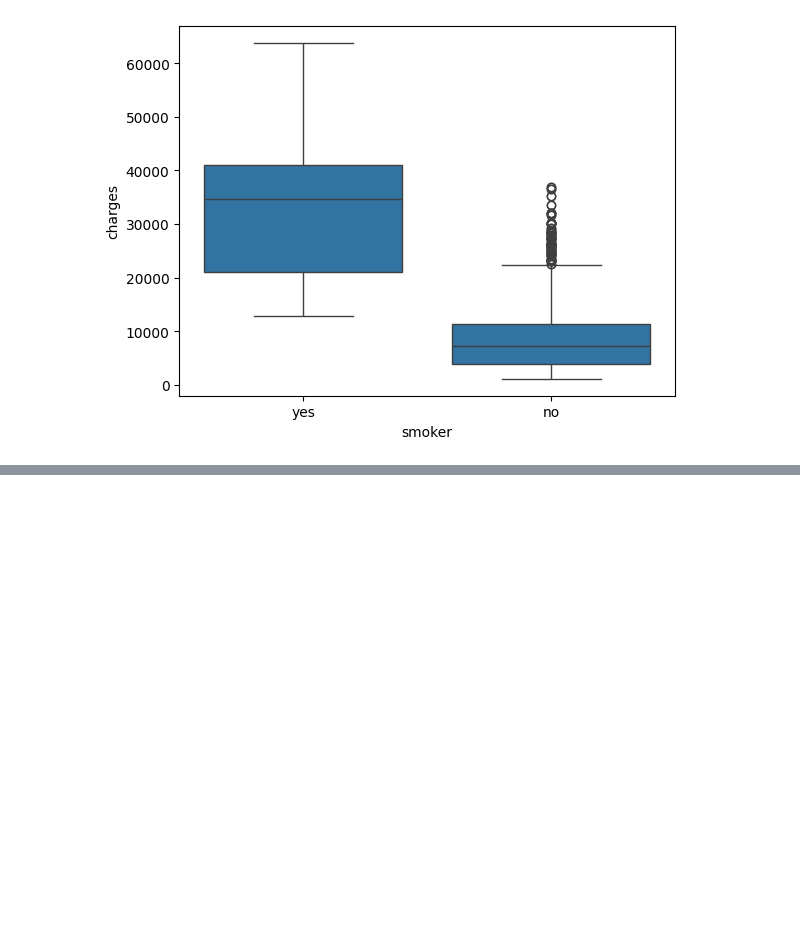
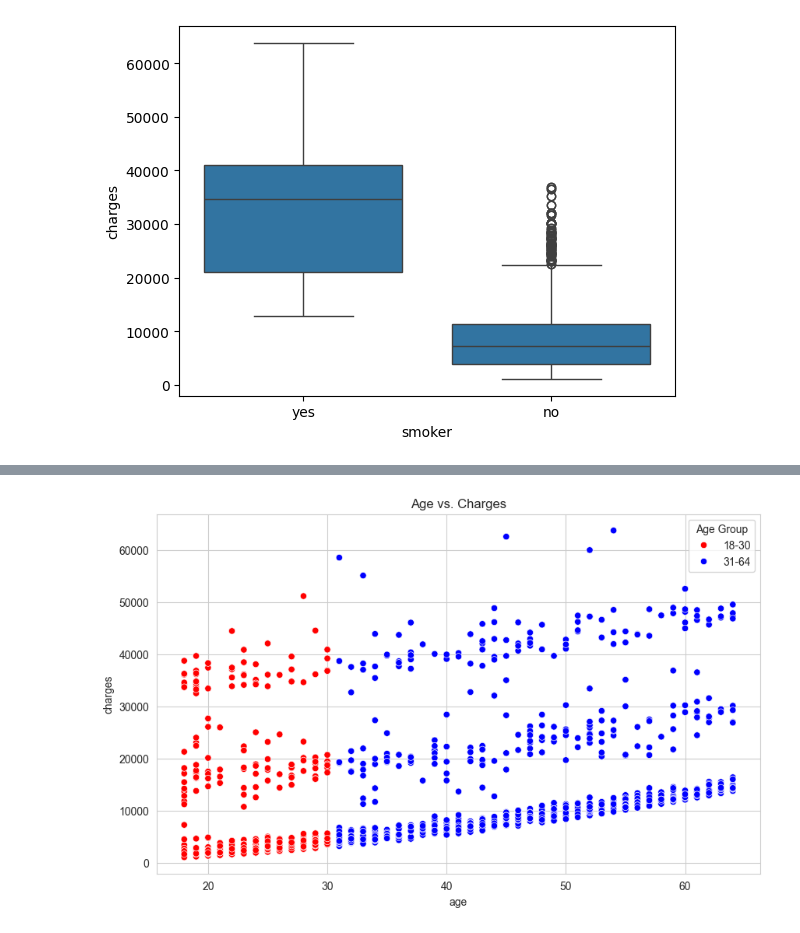
Before and after one commit to GirmaSis/Data_analytics_on_medical_insurance_costs, a Jupyter notebook: medical_costs.ipynb, the cells around one changed output, grey strips where cells are left out. Drawn from its saved outputs; the diff is of its cells as text; code cells hidden in the pictures; blank space fills up the shorter version.

```diff
--- a/medical_costs.ipynb
+++ b/medical_costs.ipynb
@@ -114,0 +172,15 @@ plt.show()
+# %%
+
+# Categorize ages into two groups: 18-30 and 31-64
+df['age_group'] = pd.cut(df['age'], bins=[17, 30, 64], labels=['18-30', '31-64'])
+
+# Create a scatter plot with age vs. charges with markers colored by age group
+plt.figure(figsize=(10, 6))
+
+# Scatter plot of age vs. charges with color differentiation for age groups
+sns.scatterplot(data=df, x='age', y='charges', hue='age_group', palette=['red', 'blue']).set(title='Age vs. Charges')
+
+plt.legend(title='Age Group')
+plt.show()
+# %% [output]
+[figure, added]
```
Also changed, not shown: parts of 4 cells of this notebook.
